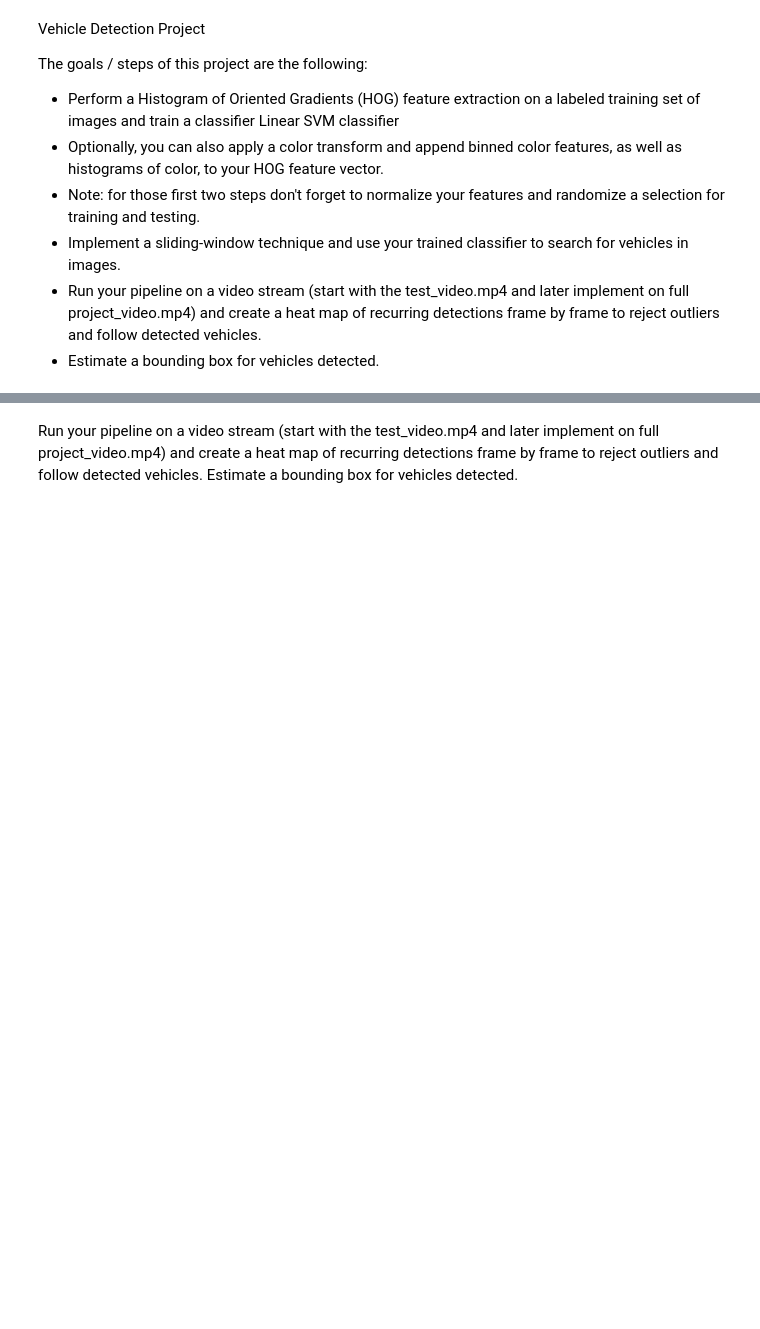
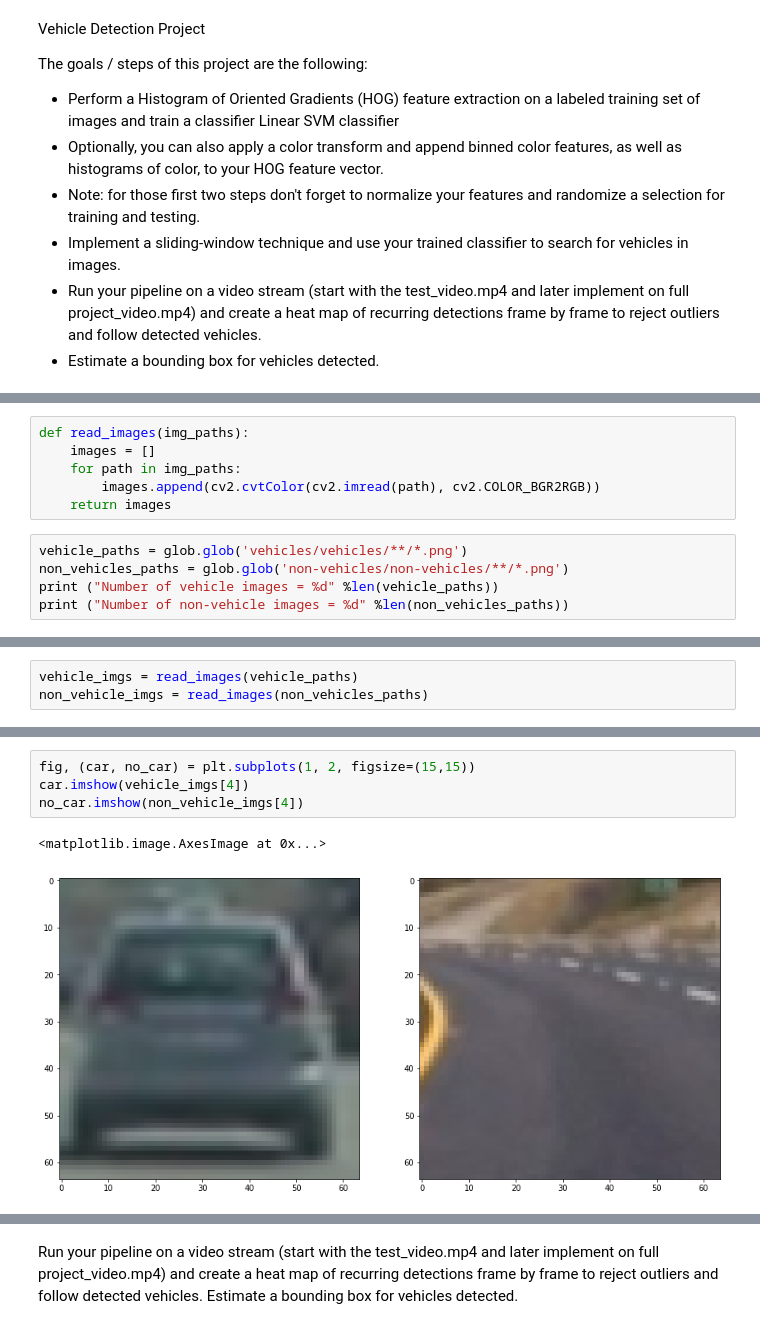
Before and after one commit to matrix-revolution/CarND-Vehicle-Detection, a Jupyter notebook: VehicleDetection.ipynb, the cells around one changed output, grey strips where cells are left out. Cells and saved outputs as stored; diff of their text form; blank space fills up the shorter version.

```diff
--- a/VehicleDetection.ipynb
+++ b/VehicleDetection.ipynb
@@ -357,0 +277,11 @@ plt.imshow(window_img)
+# %%
+def read_images(img_paths):
+    images = []
+    for path in img_paths:
+        images.append(cv2.cvtColor(cv2.imread(path), cv2.COLOR_BGR2RGB))
+    return images
+# %%
+vehicle_paths = glob.glob('vehicles/vehicles/**/*.png')
+non_vehicles_paths = glob.glob('non-vehicles/non-vehicles/**/*.png')
+print ("Number of vehicle images = %d" %len(vehicle_paths))
+print ("Number of non-vehicle images = %d" %len(non_vehicles_paths))
@@ -357,0 +291,3 @@ plt.imshow(window_img)
+# %%
+vehicle_imgs = read_images(vehicle_paths)
+non_vehicle_imgs = read_images(non_vehicles_paths)
@@ -357,0 +300,7 @@ plt.imshow(window_img)
+# %%
+fig, (car, no_car) = plt.subplots(1, 2, figsize=(15,15))
+car.imshow(vehicle_imgs[4])
+no_car.imshow(non_vehicle_imgs[4])
+# %% [output]
+<matplotlib.image.AxesImage at 0x...>
+[figure, added]
```
Also changed, not shown: parts of 47 cells of this notebook, 1 other file.
